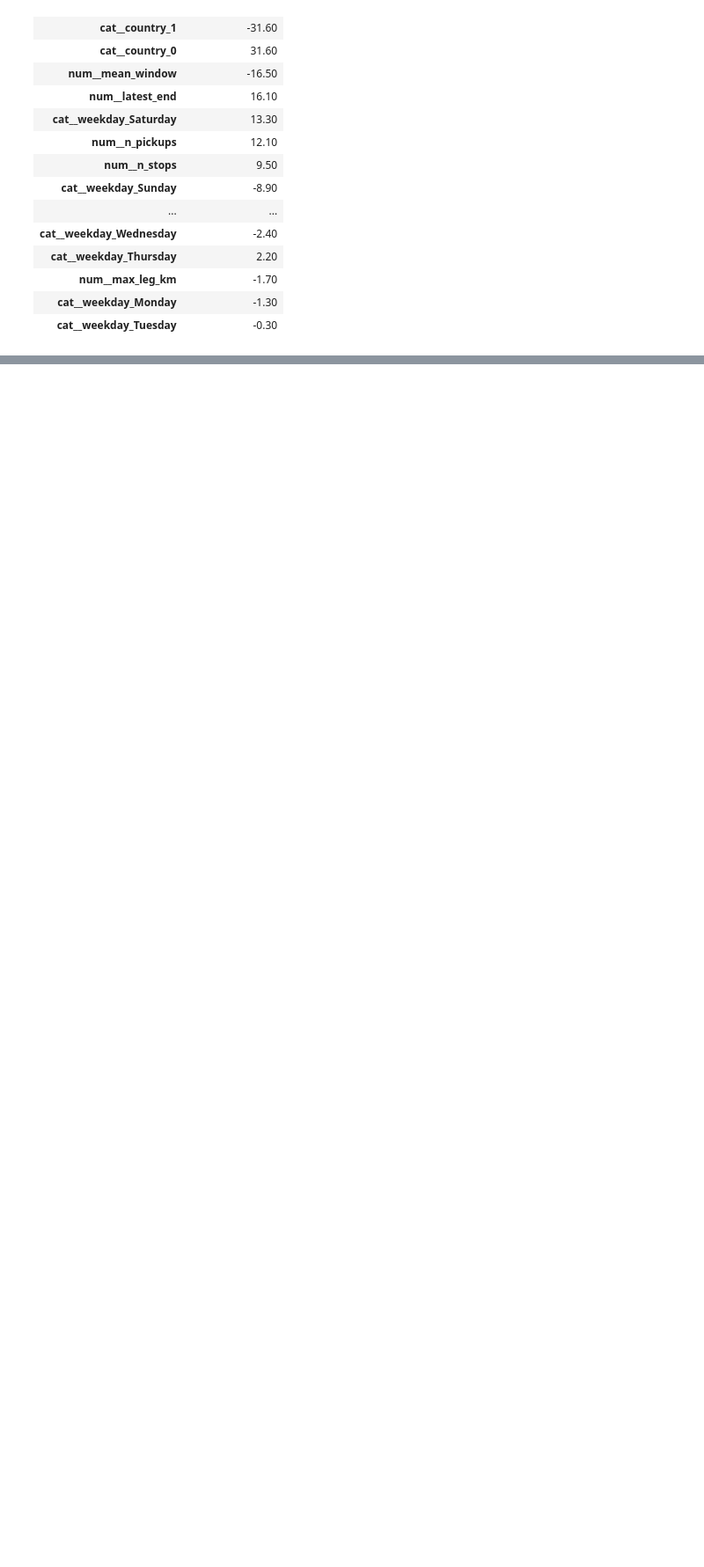
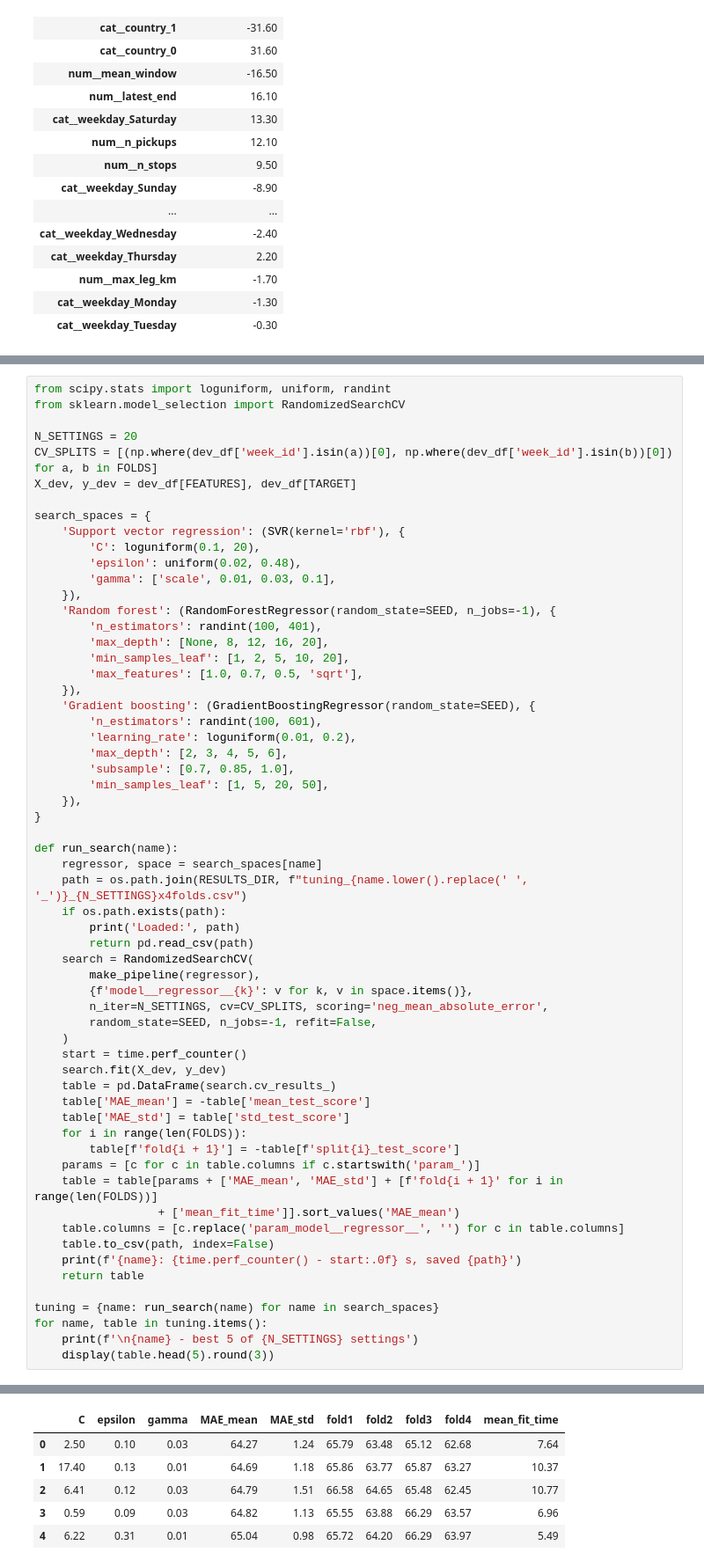
Before and after one commit to brucenguyen0302-code/last-mile-route-duration, a Jupyter notebook: notebooks/AT1_II_route_duration.ipynb, the cells around one changed output, grey strips where cells are left out. Shown at 88% size. Saved outputs shown, nothing was run; the diff lists cells and outputs as text; blank space fills up the shorter version.

Commit message:
Tune SVR, random forest and gradient boosting with equal budgets

```diff
--- a/notebooks/AT1_II_route_duration.ipynb
+++ b/notebooks/AT1_II_route_duration.ipynb
@@ -759,0 +943,61 @@ display(coefficients.round(1).to_frame('minutes per unit'))
+# %%
+from scipy.stats import loguniform, uniform, randint
+from sklearn.model_selection import RandomizedSearchCV
+
+N_SETTINGS = 20
+CV_SPLITS = [(np.where(dev_df['week_id'].isin(a))[0], np.where(dev_df['week_id'].isin(b))[0]) for a, b in FOLDS]
+X_dev, y_dev = dev_df[FEATURES], dev_df[TARGET]
+
+search_spaces = {
+    'Support vector regression': (SVR(kernel='rbf'), {
+        'C': loguniform(0.1, 20),
+        'epsilon': uniform(0.02, 0.48),
+        'gamma': ['scale', 0.01, 0.03, 0.1],
+    }),
+    'Random forest': (RandomForestRegressor(random_state=SEED, n_jobs=-1), {
+        'n_estimators': randint(100, 401),
+        'max_depth': [None, 8, 12, 16, 20],
+        'min_samples_leaf': [1, 2, 5, 10, 20],
+        'max_features': [1.0, 0.7, 0.5, 'sqrt'],
+    }),
+    'Gradient boosting': (GradientBoostingRegressor(random_state=SEED), {
+        'n_estimators': randint(100, 601),
+        'learning_rate': loguniform(0.01, 0.2),
+        'max_depth': [2, 3, 4, 5, 6],
+        'subsample': [0.7, 0.85, 1.0],
+        'min_samples_leaf': [1, 5, 20, 50],
+    }),
+}
+
+def run_search(name):
+    regressor, space = search_spaces[name]
+    path = os.path.join(RESULTS_DIR, f"tuning_{name.lower().replace(' ', '_')}_{N_SETTINGS}x4folds.csv")
+    if os.path.exists(path):
+        print('Loaded:', path)
+        return pd.read_csv(path)
+    search = RandomizedSearchCV(
+        make_pipeline(regressor),
+        {f'model__regressor__{k}': v for k, v in space.items()},
+        n_iter=N_SETTINGS, cv=CV_SPLITS, scoring='neg_mean_absolute_error',
+        random_state=SEED, n_jobs=-1, refit=False,
+    )
+    start = time.perf_counter()
+    search.fit(X_dev, y_dev)
+    table = pd.DataFrame(search.cv_results_)
+    table['MAE_mean'] = -table['mean_test_score']
+    table['MAE_std'] = table['std_test_score']
+    for i in range(len(FOLDS)):
+        table[f'fold{i + 1}'] = -table[f'split{i}_test_score']
+    params = [c for c in table.columns if c.startswith('param_')]
+    table = table[params + ['MAE_mean', 'MAE_std'] + [f'fold{i + 1}' for i in range(len(FOLDS))]
+                  + ['mean_fit_time']].sort_values('MAE_mean')
+    table.columns = [c.replace('param_model__regressor__', '') for c in table.columns]
+    table.to_csv(path, index=False)
+    print(f'{name}: {time.perf_counter() - start:.0f} s, saved {path}')
+    return table
+
+tuning = {name: run_search(name) for name in search_spaces}
+for name, table in tuning.items():
+    print(f'\n{name} - best 5 of {N_SETTINGS} settings')
+    display(table.head(5).round(3))
+# %% [output]
@@ -759,0 +1009,6 @@ display(coefficients.round(1).to_frame('minutes per unit'))
+|  | C | epsilon | gamma | MAE_mean | MAE_std | fold1 | fold2 | fold3 | fold4 | mean_fit_time |
+| 0 | 2.50 | 0.10 | 0.03 | 64.27 | 1.24 | 65.79 | 63.48 | 65.12 | 62.68 | 7.64 |
+| 1 | 17.40 | 0.13 | 0.01 | 64.69 | 1.18 | 65.86 | 63.77 | 65.87 | 63.27 | 10.37 |
+| 2 | 6.41 | 0.12 | 0.03 | 64.79 | 1.51 | 66.58 | 64.65 | 65.48 | 62.45 | 10.77 |
+| 3 | 0.59 | 0.09 | 0.03 | 64.82 | 1.13 | 65.55 | 63.88 | 66.29 | 63.57 | 6.96 |
+| 4 | 6.22 | 0.31 | 0.01 | 65.04 | 0.98 | 65.72 | 64.20 | 66.29 | 63.97 | 5.49 |
```
Also changed, not shown: parts of 9 cells of this notebook.
